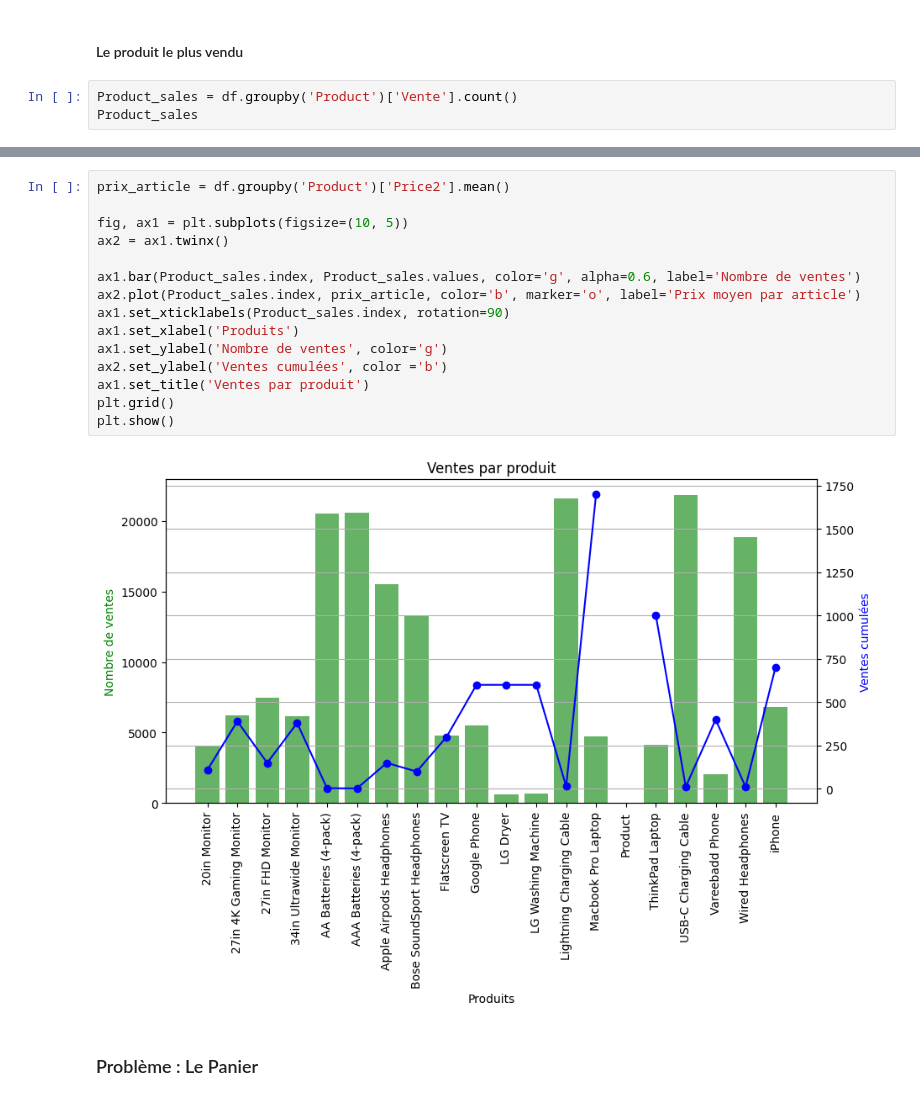
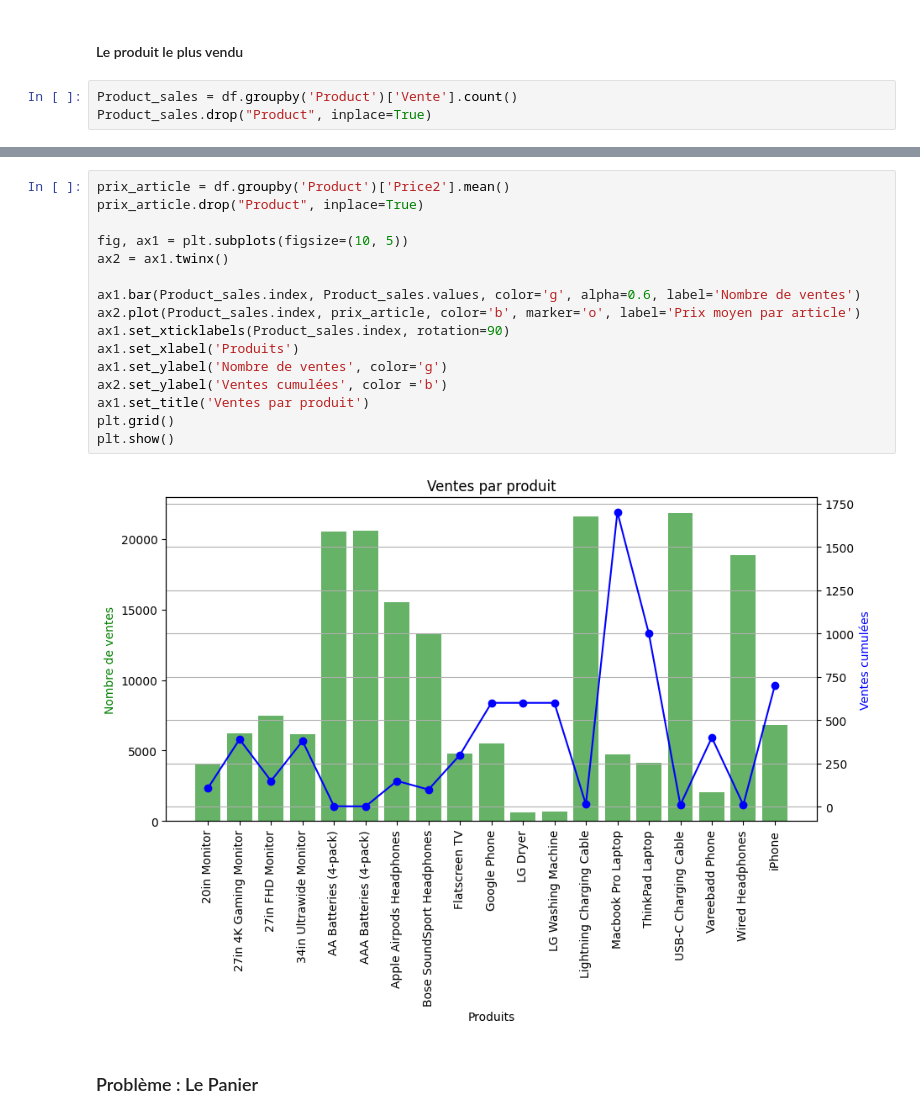
Before and after one commit to JWulfran/Python_for_Data_Science, a Jupyter notebook: Sales_analysis.ipynb, the cells around one changed output, grey strips where cells are left out. Cells and saved outputs as stored; diff of their text form.

```diff
--- a/Sales_analysis.ipynb
+++ b/Sales_analysis.ipynb
@@ -182,4 +182,4 @@ plt.show()
 #### Le produit le plus vendu
 # %%
 Product_sales = df.groupby('Product')['Vente'].count()
-Product_sales
+Product_sales.drop("Product", inplace=True)
@@ -204,20 +186,21 @@ Name: Vente, dtype: int64
 # %%
 prix_article = df.groupby('Product')['Price2'].mean()
+prix_article.drop("Product", inplace=True)
 
 fig, ax1 = plt.subplots(figsize=(10, 5))
 ax2 = ax1.twinx()
 
 ax1.bar(Product_sales.index, Product_sales.values, color='g', alpha=0.6, label='Nombre de ventes')
 ax2.plot(Product_sales.index, prix_article, color='b', marker='o', label='Prix moyen par article')
 ax1.set_xticklabels(Product_sales.index, rotation=90)
 ax1.set_xlabel('Produits')
 ax1.set_ylabel('Nombre de ventes', color='g')
 ax2.set_ylabel('Ventes cumulées', color ='b')
 ax1.set_title('Ventes par produit')
 plt.grid()
 plt.show()
 # %% [output]
-[figure, old version]
+[figure, new version]
 # %% [markdown]
 ### Problème : Le Panier
 # %% [markdown]
```
Also changed, not shown: parts of 5 cells of this notebook, 3 other files.
